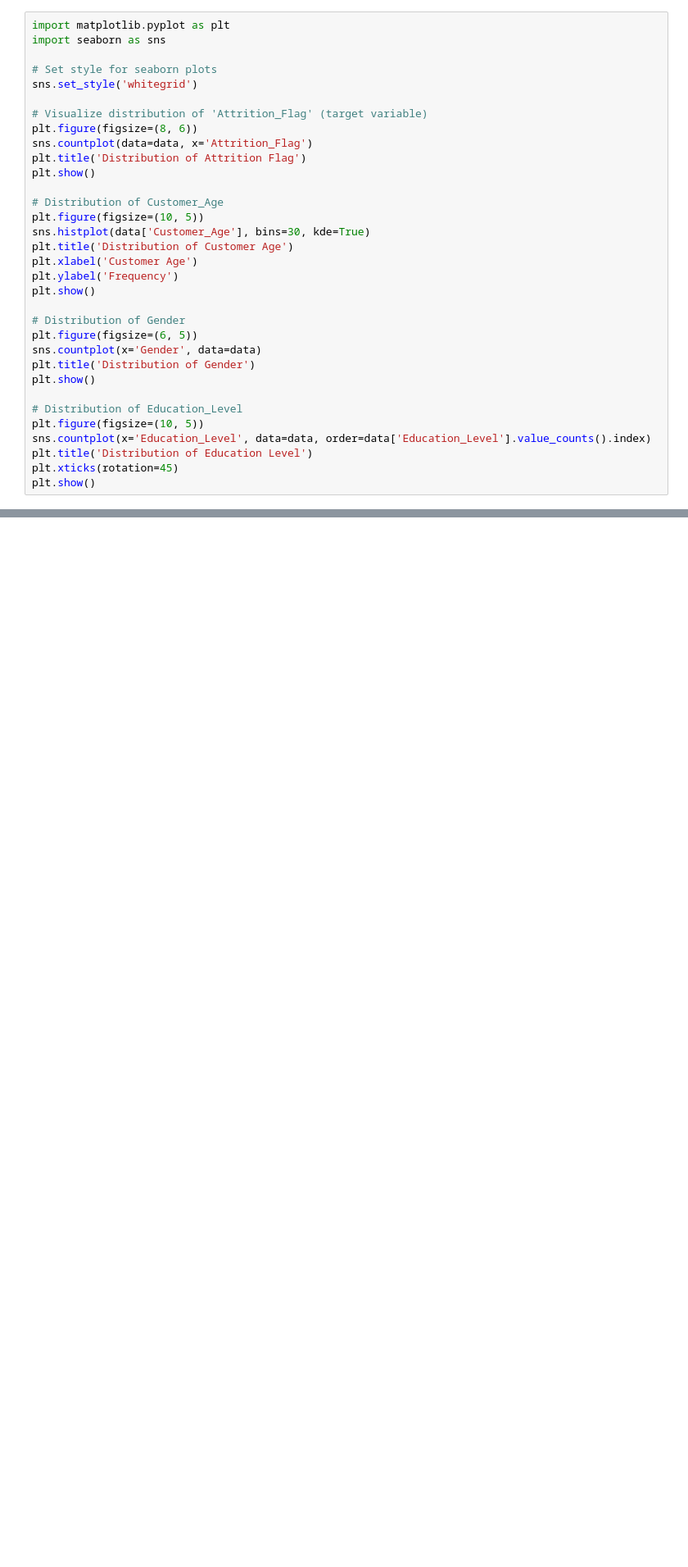
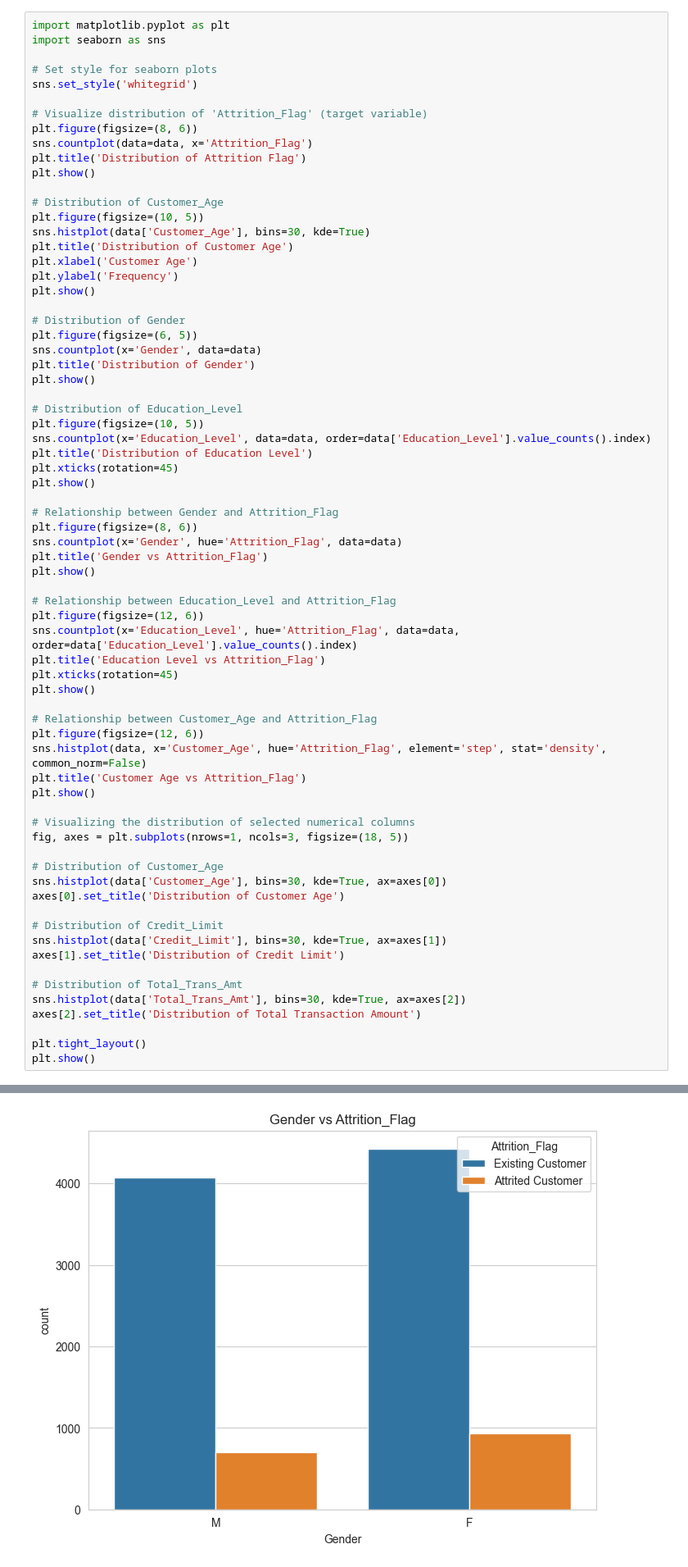
Before and after one commit to MakotoUwu/Churn_prediction, a Jupyter notebook: notebooks/Churn_Prediction_and_Customer_Segmentation.ipynb, the cells around one changed output, grey strips where cells are left out. Shown: that part at 82% size. Cells and saved outputs as stored; diff of their text form; blank space fills up the shorter version.

```diff
--- a/notebooks/Churn_Prediction_and_Customer_Segmentation.ipynb
+++ b/notebooks/Churn_Prediction_and_Customer_Segmentation.ipynb
@@ -68,30 +68,68 @@ sns.set_style('whitegrid')
 plt.figure(figsize=(8, 6))
 sns.countplot(data=data, x='Attrition_Flag')
 plt.title('Distribution of Attrition Flag')
 plt.show()
 
 # Distribution of Customer_Age
 plt.figure(figsize=(10, 5))
 sns.histplot(data['Customer_Age'], bins=30, kde=True)
 plt.title('Distribution of Customer Age')
 plt.xlabel('Customer Age')
 plt.ylabel('Frequency')
 plt.show()
 
 # Distribution of Gender
 plt.figure(figsize=(6, 5))
 sns.countplot(x='Gender', data=data)
 plt.title('Distribution of Gender')
 plt.show()
 
 # Distribution of Education_Level
 plt.figure(figsize=(10, 5))
 sns.countplot(x='Education_Level', data=data, order=data['Education_Level'].value_counts().index)
 plt.title('Distribution of Education Level')
 plt.xticks(rotation=45)
 plt.show()
+
+# Relationship between Gender and Attrition_Flag
+plt.figure(figsize=(8, 6))
+sns.countplot(x='Gender', hue='Attrition_Flag', data=data)
+plt.title('Gender vs Attrition_Flag')
+plt.show()
+
+# Relationship between Education_Level and Attrition_Flag
+plt.figure(figsize=(12, 6))
+sns.countplot(x='Education_Level', hue='Attrition_Flag', data=data, order=data['Education_Level'].value_counts().index)
+plt.title('Education Level vs Attrition_Flag')
+plt.xticks(rotation=45)
+plt.show()
+
+# Relationship between Customer_Age and Attrition_Flag
+plt.figure(figsize=(12, 6))
+sns.histplot(data, x='Customer_Age', hue='Attrition_Flag', element='step', stat='density', common_norm=False)
+plt.title('Customer Age vs Attrition_Flag')
+plt.show()
+
+# Visualizing the distribution of selected numerical columns
+fig, axes = plt.subplots(nrows=1, ncols=3, figsize=(18, 5))
+
+# Distribution of Customer_Age
+sns.histplot(data['Customer_Age'], bins=30, kde=True, ax=axes[0])
+axes[0].set_title('Distribution of Customer Age')
+
+# Distribution of Credit_Limit
+sns.histplot(data['Credit_Limit'], bins=30, kde=True, ax=axes[1])
+axes[1].set_title('Distribution of Credit Limit')
+
+# Distribution of Total_Trans_Amt
+sns.histplot(data['Total_Trans_Amt'], bins=30, kde=True, ax=axes[2])
+axes[2].set_title('Distribution of Total Transaction Amount')
+
+plt.tight_layout()
+plt.show()
 # %% [output]
 [figure]
 [figure]
 [figure]
 [figure]
+[figure, added]
```
Also changed, not shown: parts of 1 cell of this notebook.
